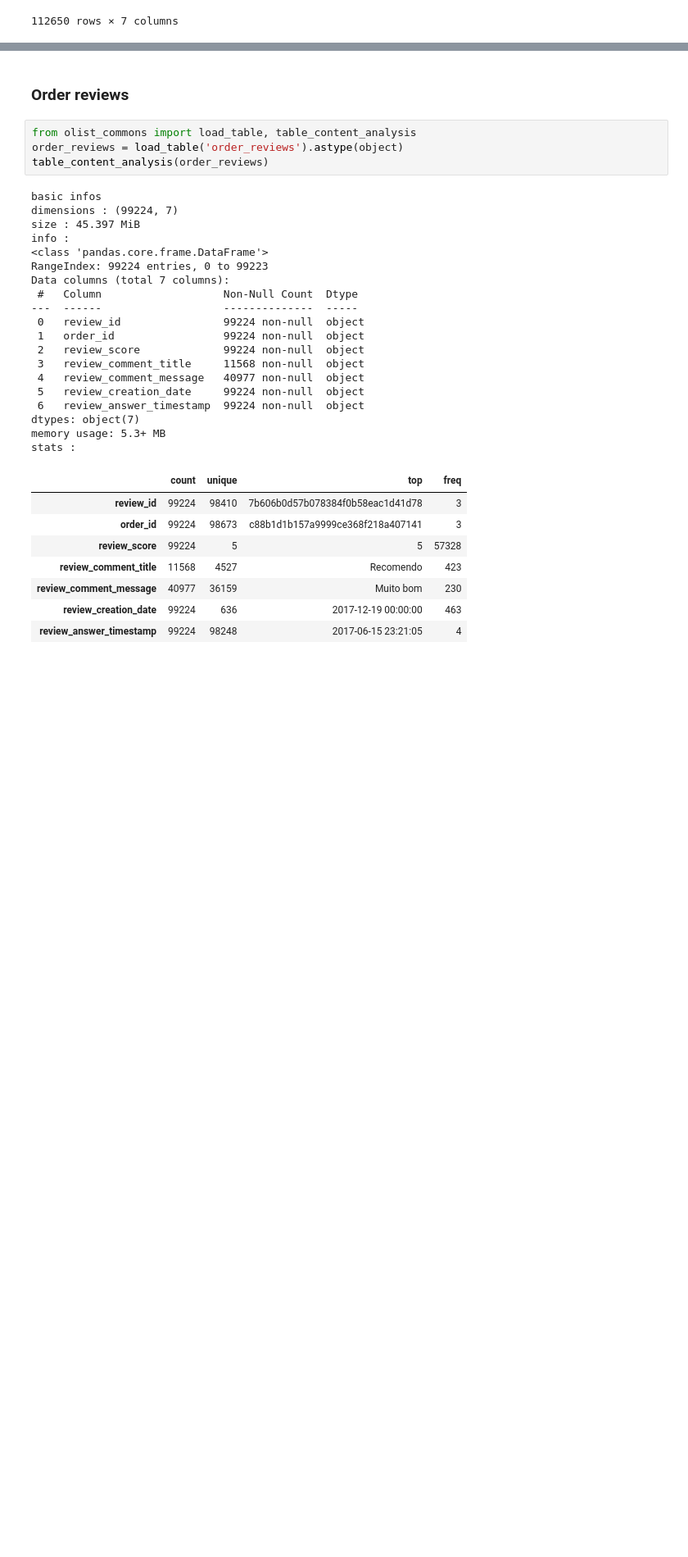
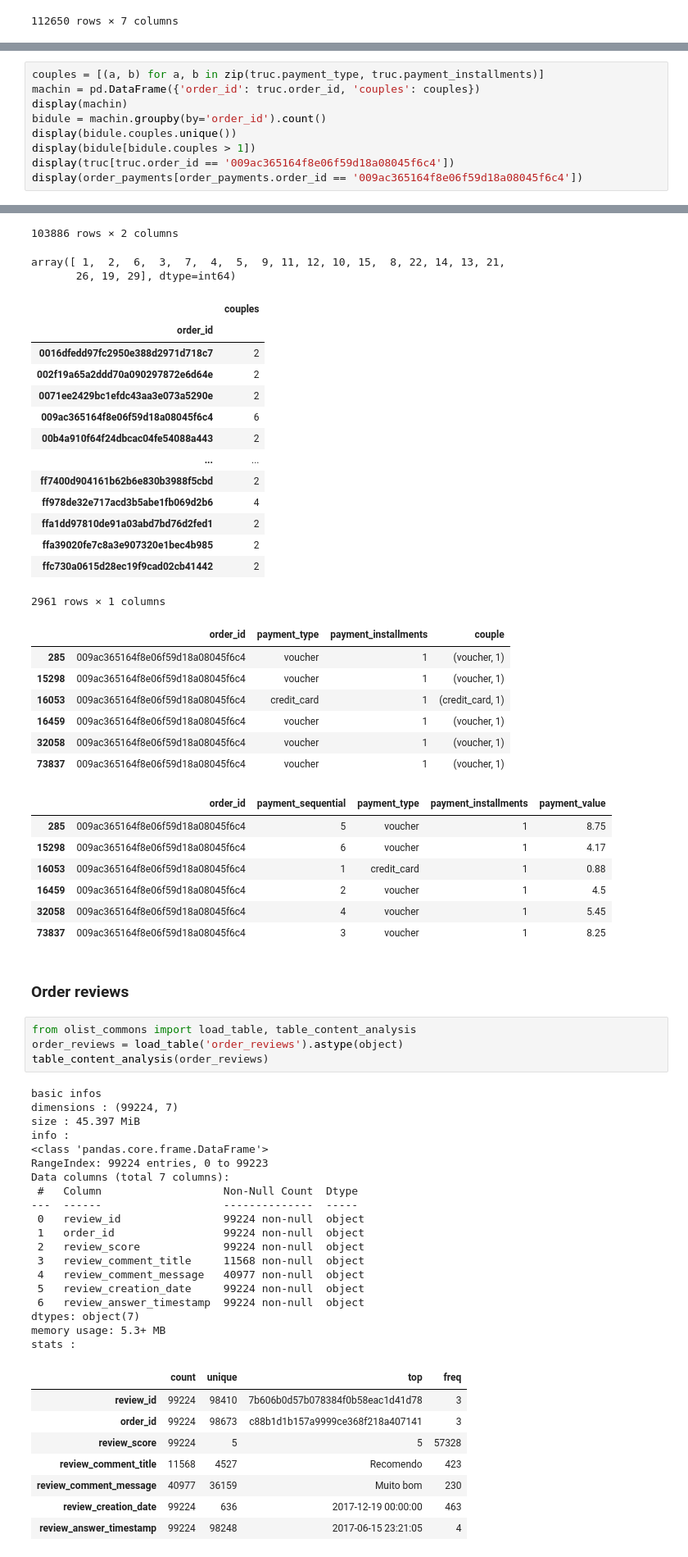
Before and after one commit to Franck-PepperLabs/pepper_olist_market_segmentation, a Jupyter notebook: jupyter/scratchpad.ipynb, the cells around one changed output, grey strips where cells are left out. Shown at 82% size. Saved outputs shown, nothing was run; the diff lists cells and outputs as text; blank space fills up the shorter version.

```diff
--- a/jupyter/scratchpad.ipynb
+++ b/jupyter/scratchpad.ipynb
@@ -206,0 +304,10 @@ content :
+# %%
+couples = [(a, b) for a, b in zip(truc.payment_type, truc.payment_installments)]
+machin = pd.DataFrame({'order_id': truc.order_id, 'couples': couples})
+display(machin)
+bidule = machin.groupby(by='order_id').count()
+display(bidule.couples.unique())
+display(bidule[bidule.couples > 1])
+display(truc[truc.order_id == '009ac365164f8e06f59d18a08045f6c4'])
+display(order_payments[order_payments.order_id == '009ac365164f8e06f59d18a08045f6c4'])
+# %% [output]
@@ -207,3 +326,34 @@ content :
+103886 rows × 2 columns
+array([ 1,  2,  6,  3,  7,  4,  5,  9, 11, 12, 10, 15,  8, 22, 14, 13, 21,
+       26, 19, 29], dtype=int64)
+|  | couples |
+| order_id |  |
+| 0016dfedd97fc2950e388d2971d718c7 | 2 |
+| 002f19a65a2ddd70a090297872e6d64e | 2 |
+| 0071ee2429bc1efdc43aa3e073a5290e | 2 |
+| 009ac365164f8e06f59d18a08045f6c4 | 6 |
+| 00b4a910f64f24dbcac04fe54088a443 | 2 |
+| ... | ... |
+| ff7400d904161b62b6e830b3988f5cbd | 2 |
+| ff978de32e717acd3b5abe1fb069d2b6 | 4 |
+| ffa1dd97810de91a03abd7bd76d2fed1 | 2 |
+| ffa39020fe7c8a3e907320e1bec4b985 | 2 |
+| ffc730a0615d28ec19f9cad02cb41442 | 2 |
+2961 rows × 1 columns
+|  | order_id | payment_type | payment_installments | couple |
+| 285 | 009ac365164f8e06f59d18a08045f6c4 | voucher | 1 | (voucher, 1) |
+| 15298 | 009ac365164f8e06f59d18a08045f6c4 | voucher | 1 | (voucher, 1) |
+| 16053 | 009ac365164f8e06f59d18a08045f6c4 | credit_card | 1 | (credit_card, 1) |
+| 16459 | 009ac365164f8e06f59d18a08045f6c4 | voucher | 1 | (voucher, 1) |
+| 32058 | 009ac365164f8e06f59d18a08045f6c4 | voucher | 1 | (voucher, 1) |
+| 73837 | 009ac365164f8e06f59d18a08045f6c4 | voucher | 1 | (voucher, 1) |
+|  | order_id | payment_sequential | payment_type | payment_installments | payment_value |
+| 285 | 009ac365164f8e06f59d18a08045f6c4 | 5 | voucher | 1 | 8.75 |
+| 15298 | 009ac365164f8e06f59d18a08045f6c4 | 6 | voucher | 1 | 4.17 |
+| 16053 | 009ac365164f8e06f59d18a08045f6c4 | 1 | credit_card | 1 | 0.88 |
+| 16459 | 009ac365164f8e06f59d18a08045f6c4 | 2 | voucher | 1 | 4.5 |
+| 32058 | 009ac365164f8e06f59d18a08045f6c4 | 4 | voucher | 1 | 5.45 |
+| 73837 | 009ac365164f8e06f59d18a08045f6c4 | 3 | voucher | 1 | 8.25 |
 # %% [markdown]
 ### Order reviews
 # %%
```
Also changed, not shown: parts of 12 cells of this notebook, 1 other file.
